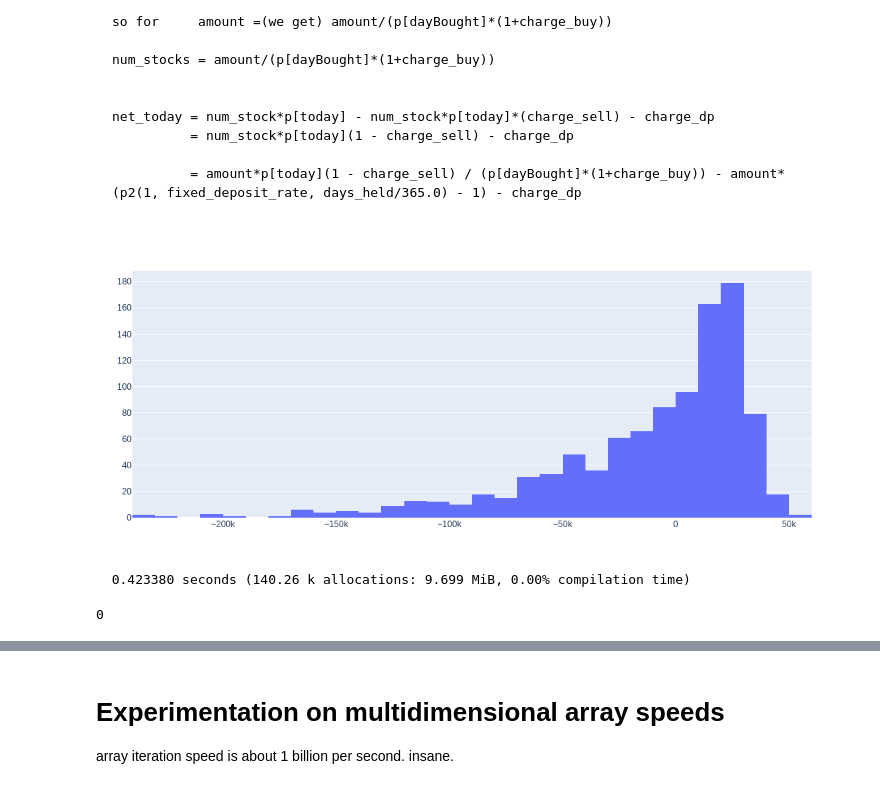
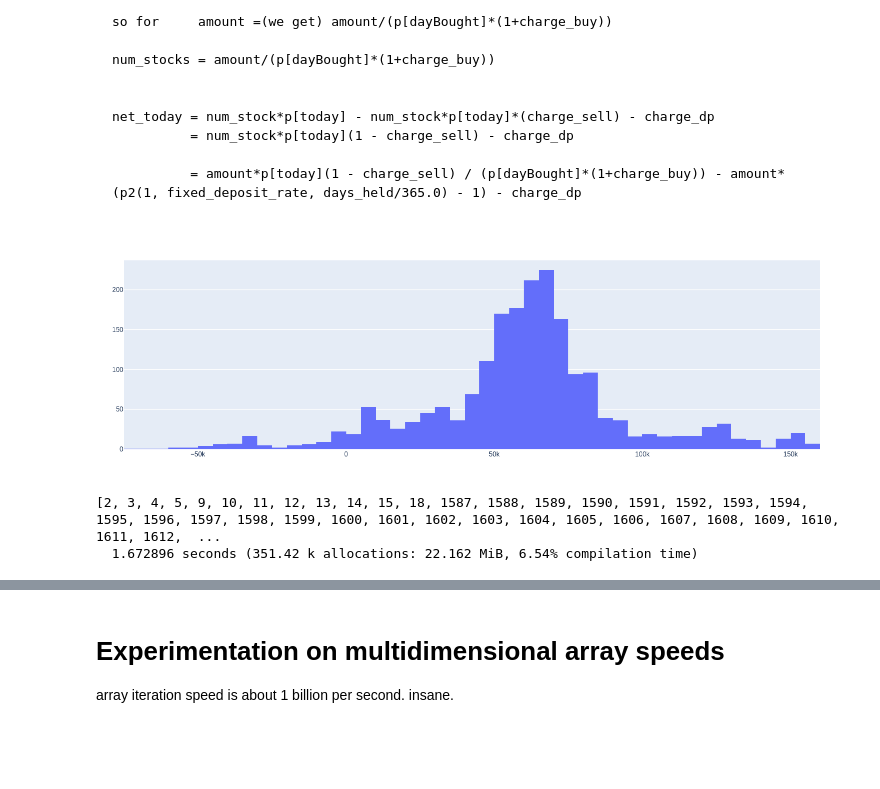
Before and after one commit to agsha/julia, a Jupyter notebook: template.ipynb, the cells around one changed output, grey strips where cells are left out. Saved outputs shown, nothing was run; the diff lists cells and outputs as text; code cells hidden in the pictures; blank space fills up the shorter version.

```diff
--- a/template.ipynb
+++ b/template.ipynb
@@ -237,52 +246,48 @@ function simulateMulti(tls::Vector{Tls}, d::Dict{String, Point})
         lock(lk) do
             push!(wallets, wallet);
         end
-
     end
+    sort!(negativeDays)
+    println(negativeDays)
 #     y = nquantile(wallets, 100)
 #     x = collect(1:101)
 #     doplot(x, y)
-#     display( plot([histogram(x=wallets)]))
+    display( plot([histogram(x=wallets)]))
 #     plot(1:101, nquantile(wallets, 100))
 
 end
 # tls is thread local storage
 function simulateWeinerMulti(tls::Vector{Tls})
     runs::Int = 1000
     investDays = 365*3; redeemDays=365;
 
     days = investDays + redeemDays;
     results = Vector{Float64}(undef, 0)
 
 
     rateThreshold::Float64 = .1; μ=.1; σ=.3;
 
     prices=Vector{Float64}(undef, days);
     tradingDays = collect(1:days)
 
     lk = Threads.SpinLock()
 
     Threads.@threads for run::Int in 1:runs
         tid = Threads.threadid()
         myTls = tls[tid]
         brk = false
         weiner(days, μ, σ, myTls.prices, myTls.ϕ, myTls.dist)
         reset!(myTls.ll)
         result = oneRun(rateThreshold, investDays, redeemDays, myTls.ll, tradingDays, myTls.prices)
         lock(lk) do
             push!(results, result)
         end
     end
     display( plot([histogram(x=results)]))
 end
-@time simulateWeinerMulti(tls)
-# @time simulateMulti(tls, d)
+# @time simulateWeinerMulti(tls)
+@time simulateMulti(tls, d)
 # %% [output]
-[figure, old version]
+[figure, new version]
-  0.423380 seconds (140.26 k allocations: 9.699 MiB, 0.00% compilation time)
+[2, 3, 4, 5, 9, 10, 11, 12, 13, 14, 15, 18, 1587, 1588, 1589, 1590, 1591, 1592, 1593, 1594, 1595, 1596, 1597, 1598, 1599, 1600, 1601, 1602, 1603, 1604, 1605, 1606, 1607, 1608, 1609, 1610, 1611, 1612,  ...
+  1.672896 seconds (351.42 k allocations: 22.162 MiB, 6.54% compilation time)
-# %%
-v = Vector{Int}(undef, 10)
-empty!(v)
-length(v)
-# %% [output]
-0
```
Also changed, not shown: parts of 31 cells of this notebook, 2 other files.
